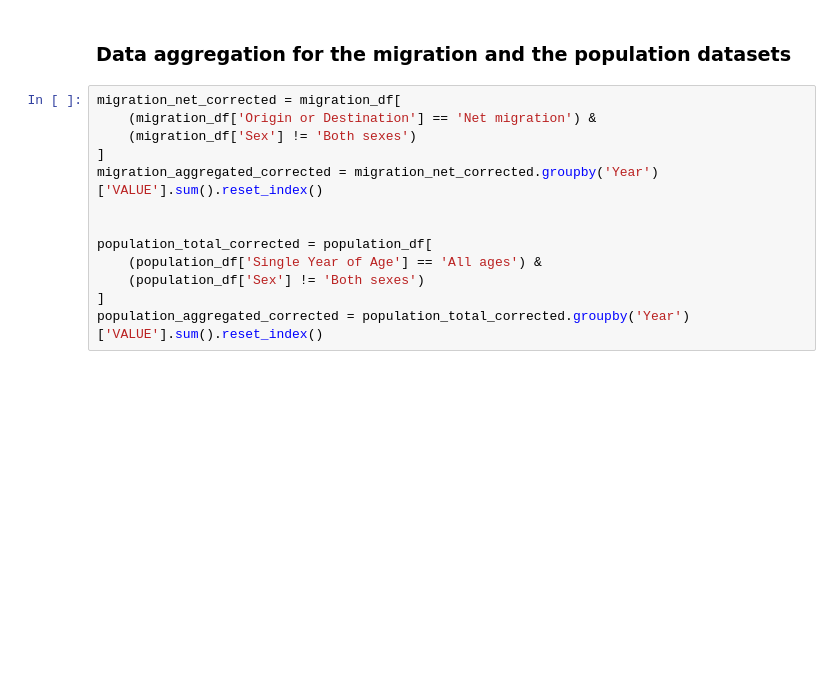
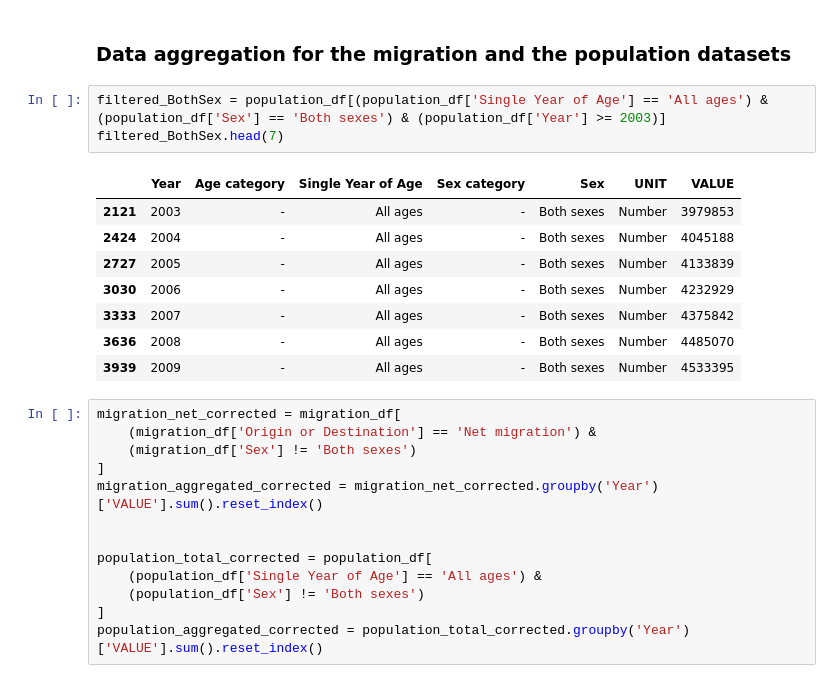
Before and after one commit to Ivkoto/DataAnalyticsMachineLearning, a Jupyter notebook: Data_Preparation/CA1_3_final_ML.ipynb, the cells around one changed output. Cells and saved outputs as stored; diff of their text form; blank space fills up the shorter version.

```diff
--- a/Data_Preparation/CA1_3_final_ML.ipynb
+++ b/Data_Preparation/CA1_3_final_ML.ipynb
@@ -43,6 +43,18 @@ population_df = pd.read_csv('population_df_1996.csv')
 migration_df = pd.read_csv('migration_df_1996.csv')
 # %% [markdown]
 ### Data aggregation for the migration and the population datasets
+# %%
+filtered_BothSex = population_df[(population_df['Single Year of Age'] == 'All ages') & (population_df['Sex'] == 'Both sexes') & (population_df['Year'] >= 2003)]
+filtered_BothSex.head(7)
+# %% [output]
+|  | Year | Age category | Single Year of Age | Sex category | Sex | UNIT | VALUE |
+| 2121 | 2003 | - | All ages | - | Both sexes | Number | 3979853 |
+| 2424 | 2004 | - | All ages | - | Both sexes | Number | 4045188 |
+| 2727 | 2005 | - | All ages | - | Both sexes | Number | 4133839 |
+| 3030 | 2006 | - | All ages | - | Both sexes | Number | 4232929 |
+| 3333 | 2007 | - | All ages | - | Both sexes | Number | 4375842 |
+| 3636 | 2008 | - | All ages | - | Both sexes | Number | 4485070 |
+| 3939 | 2009 | - | All ages | - | Both sexes | Number | 4533395 |
 # %%
 migration_net_corrected = migration_df[
     (migration_df['Origin or Destination'] == 'Net migration') &
```
Also changed, not shown: parts of 17 cells of this notebook.
